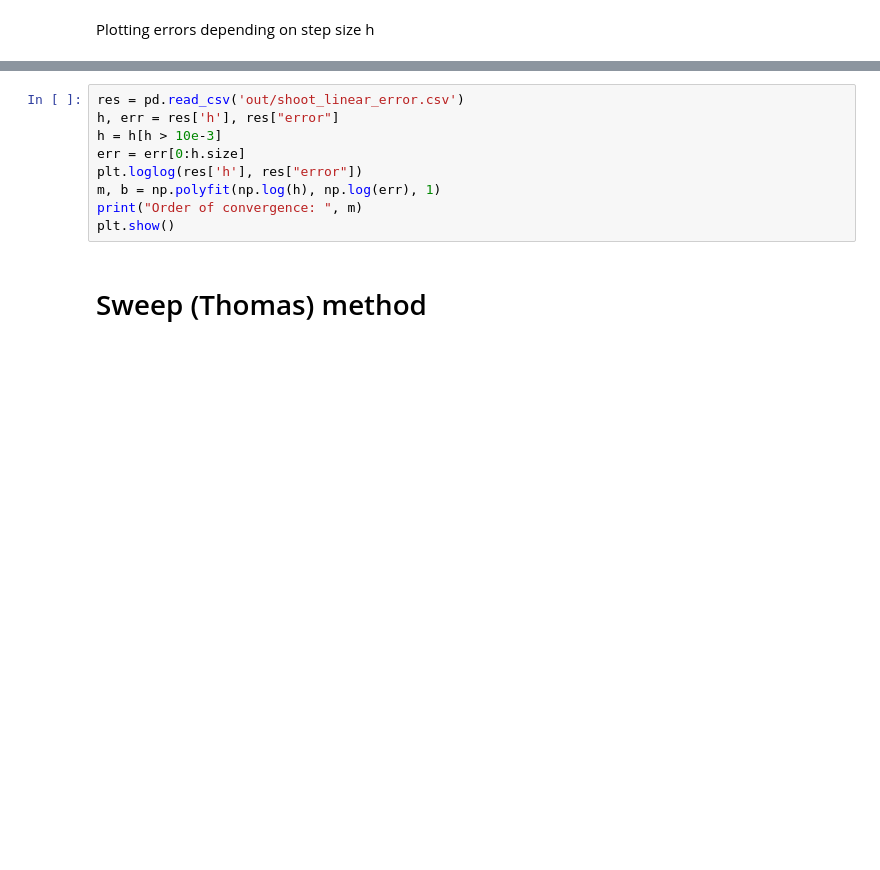
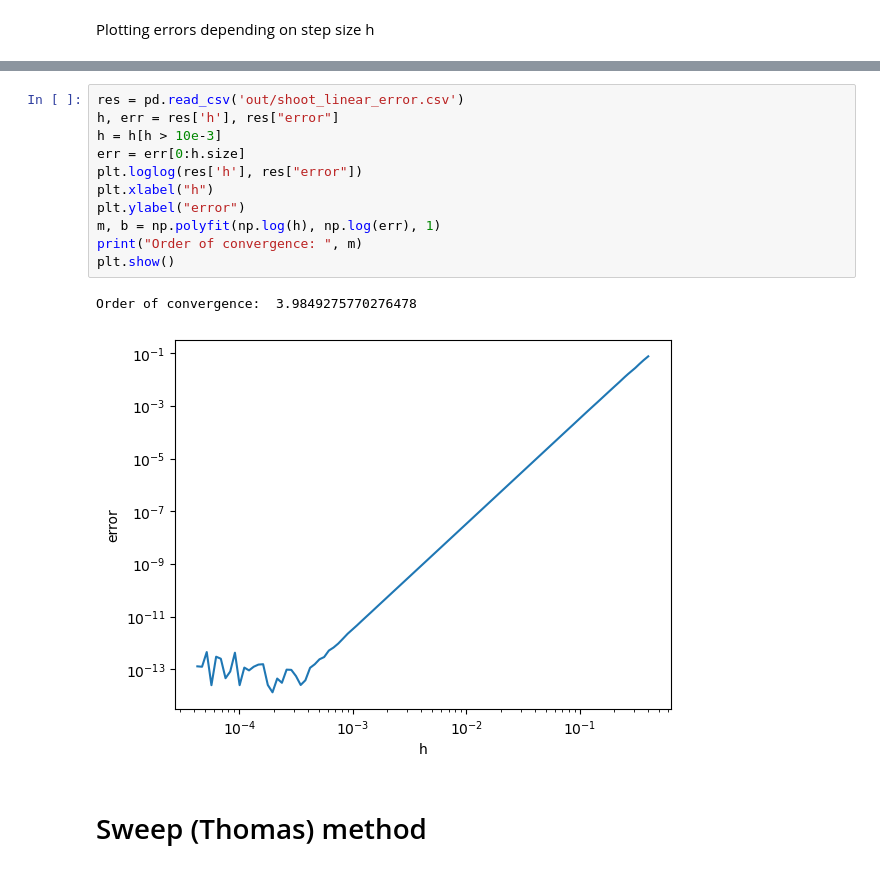
Before and after one commit to KozyrevIN/Computational_math, a Jupyter notebook: Lab_1/plotter.ipynb, the cells around one changed output, grey strips where cells are left out. Drawn from its saved outputs; the diff is of its cells as text; blank space fills up the shorter version.

```diff
--- a/Lab_1/plotter.ipynb
+++ b/Lab_1/plotter.ipynb
@@ -30,12 +54,17 @@ plt.show()
 # %%
 res = pd.read_csv('out/shoot_linear_error.csv')
 h, err = res['h'], res["error"]
 h = h[h > 10e-3]
 err = err[0:h.size]
 plt.loglog(res['h'], res["error"])
+plt.xlabel("h")
+plt.ylabel("error")
 m, b = np.polyfit(np.log(h), np.log(err), 1)
 print("Order of convergence: ", m)
 plt.show()
+# %% [output]
+Order of convergence:  3.9849275770276478
+[figure, added]
 # %% [markdown]
 # Sweep (Thomas) method
 # %%
```
Also changed, not shown: parts of 6 cells of this notebook, 10 other files.
